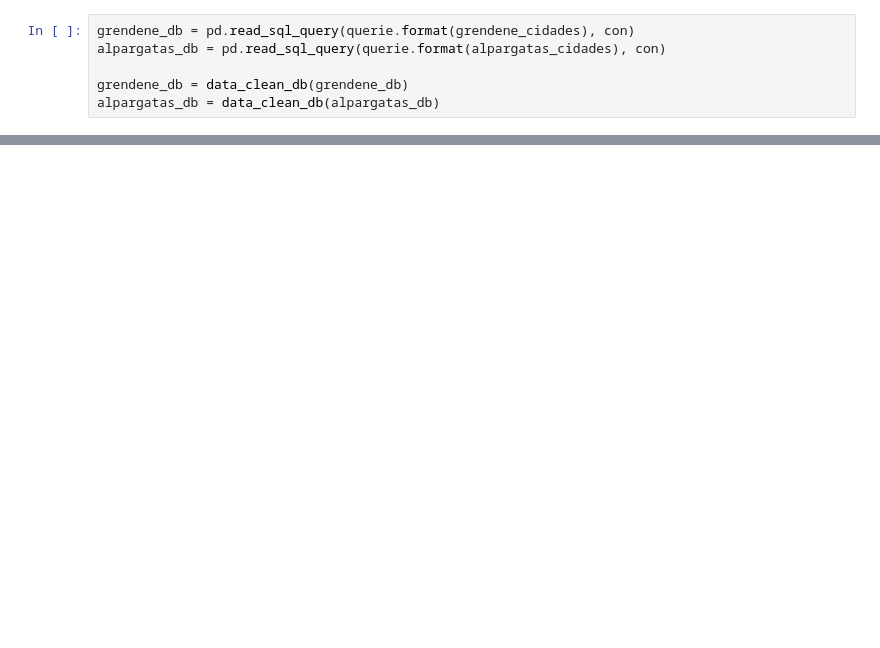
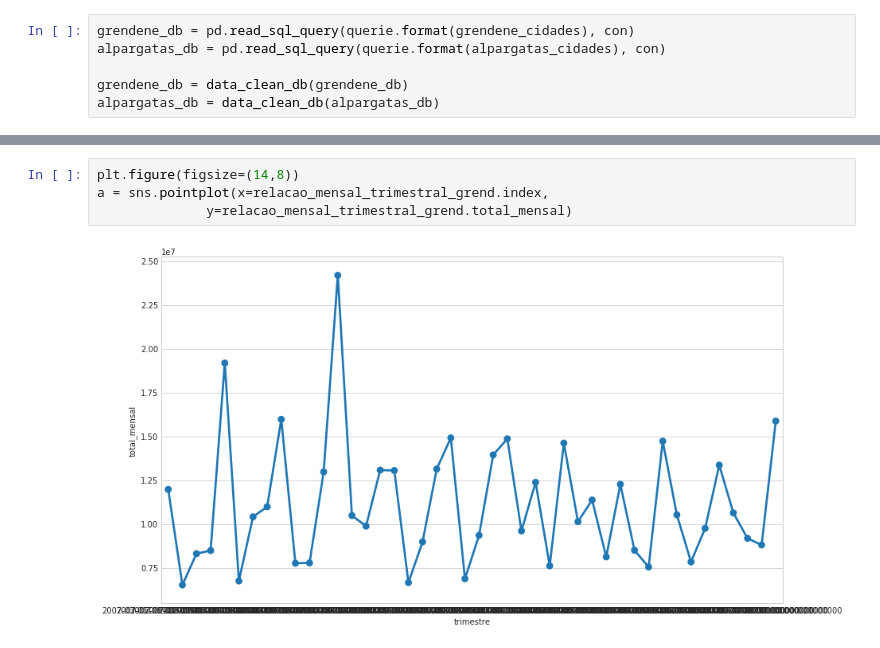
Before and after one commit to raffOps/data-analysis, a Jupyter notebook: data analysis.ipynb, the cells around one changed output, grey strips where cells are left out. Drawn from its saved outputs; the diff is of its cells as text; blank space fills up the shorter version.

```diff
--- a/data analysis.ipynb
+++ b/data analysis.ipynb
@@ -328,0 +304,6 @@ Name: exportacao, dtype: int64
+# %%
+plt.figure(figsize=(14,8))
+a = sns.pointplot(x=relacao_mensal_trimestral_grend.index,
+              y=relacao_mensal_trimestral_grend.total_mensal)
+# %% [output]
+[figure, added]
```
Also changed, not shown: parts of 48 cells of this notebook, 2 other files.
